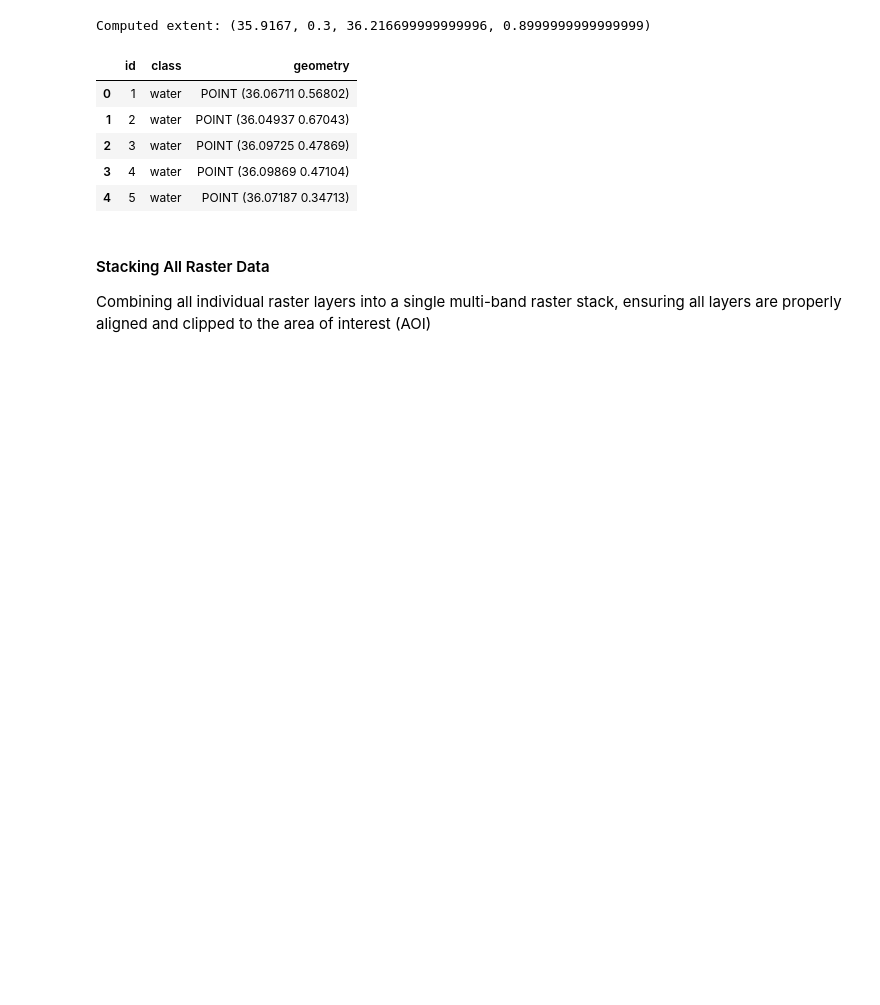
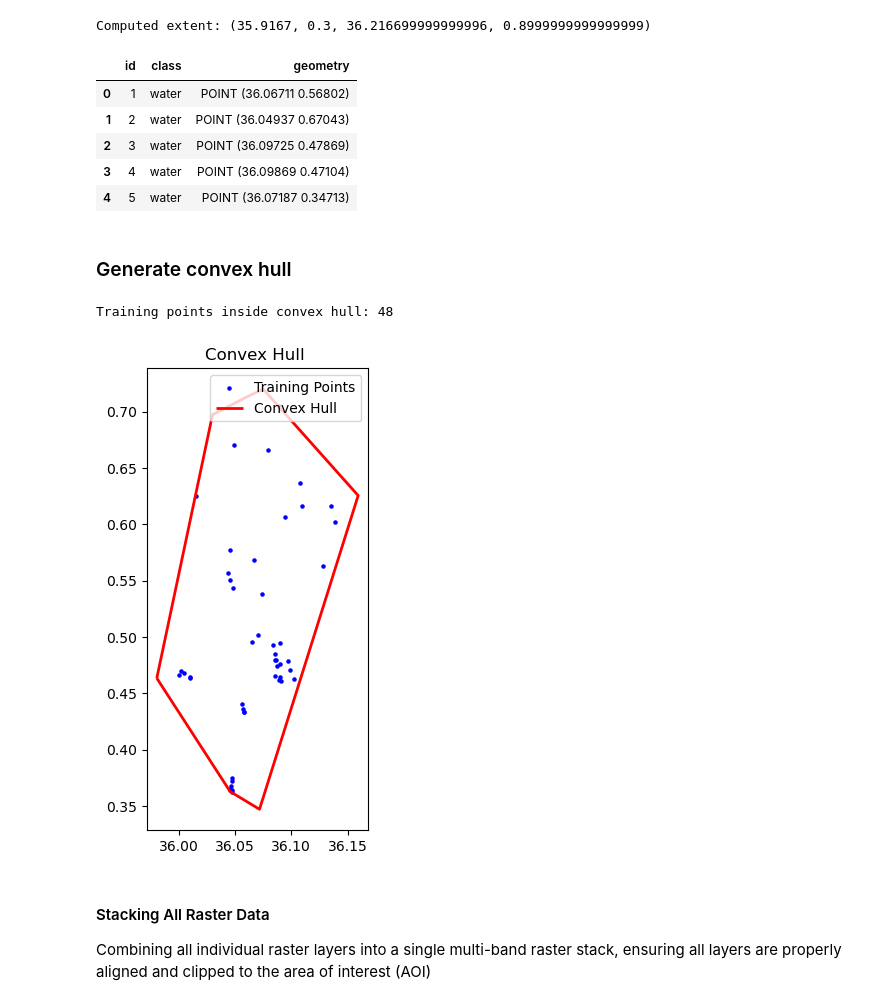
Before and after one commit to Ethel-Ogallo/wetland_delineation, a Jupyter notebook: Wetland_delienation/classification_workflow_202507.ipynb, the cells around one changed output. Saved outputs shown, nothing was run; the diff lists cells and outputs as text; code cells hidden in the pictures; blank space fills up the shorter version.

```diff
--- a/Wetland_delienation/classification_workflow_202507.ipynb
+++ b/Wetland_delienation/classification_workflow_202507.ipynb
@@ -75,6 +75,35 @@ Computed extent: (35.9167, 0.3, 36.216699999999996, 0.8999999999999999)
 | 2 | 3 | water | POINT (36.09725 0.47869) |
 | 3 | 4 | water | POINT (36.09869 0.47104) |
 | 4 | 5 | water | POINT (36.07187 0.34713) |
+# %% [markdown]
+### Generate convex hull
+# %%
+from shapely.geometry import MultiPoint
+
+# Select wetland and water training points
+wetwater_gdf = gdf[gdf['class'].isin(['wetland', 'water'])]
+
+# Create a convex hull polygon from wetland + water points
+wetwater_union = wetwater_gdf.unary_union  # Merge geometries
+wetwater_hull = wetwater_union.convex_hull  # Convex hull polygon
+
+# Wrap the convex hull in a GeoDataFrame for saving or plotting
+hull_gdf = gpd.GeoDataFrame(geometry=[wetwater_hull], crs=gdf.crs)
+
+# Filter all training points to only those inside the hull (keep all classes)
+gdf_in_hull = gdf[gdf.geometry.within(wetwater_hull)].copy()
+print(f"Training points inside convex hull: {len(gdf_in_hull)}")
+
+# Plot to verify
+fig, ax = plt.subplots(figsize=(6,6))
+gdf_in_hull.plot(ax=ax, color='blue', markersize=5, label='Training Points')
+hull_gdf.boundary.plot(ax=ax, edgecolor='red', linewidth=2, label='Convex Hull')
+plt.legend()
+plt.title("Convex Hull ")
+plt.show()
+# %% [output]
+Training points inside convex hull: 48
+[figure, added]
 # %% [markdown]
 #### Stacking All Raster Data
 Combining all individual raster layers into a single multi-band raster stack, ensuring all layers are properly aligned and clipped to the area of interest (AOI)
```
Also changed, not shown: parts of 10 cells of this notebook, 2 other files.
